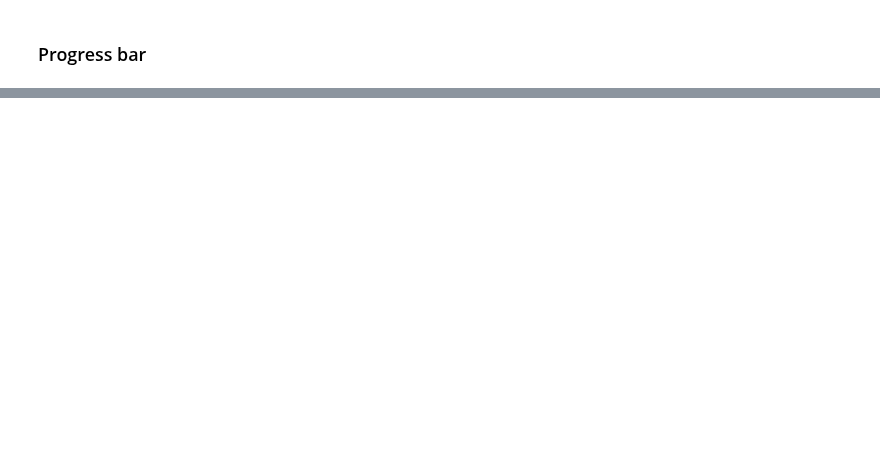
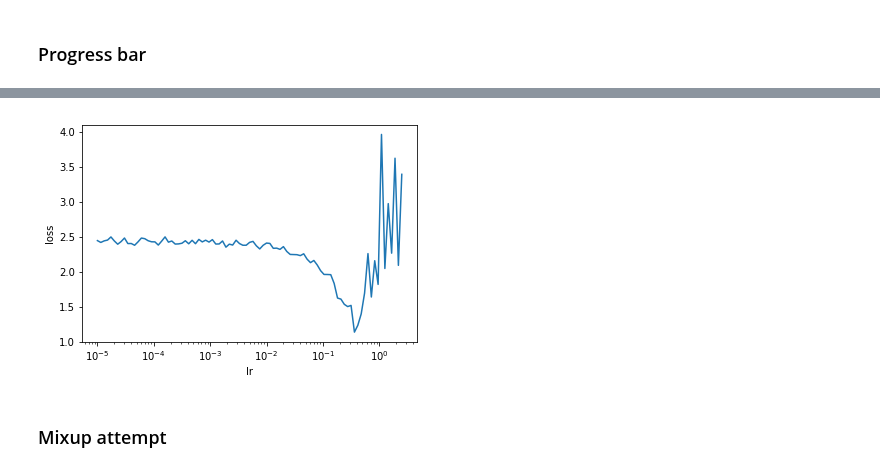
Before and after one commit to fastai/fastai_dev, a Jupyter notebook: dev_swift/05_anneal.ipynb, the cells around one changed output, grey strips where cells are left out. Cells and saved outputs as stored; diff of their text form; code cells hidden in the pictures; blank space fills up the shorter version.

```diff
--- a/dev_swift/05_anneal.ipynb
+++ b/dev_swift/05_anneal.ipynb
@@ -260,0 +421,6 @@ learner.delegates = [Learner.TrainEvalDelegate(), Learner.ShowProgress(),
+# %%
+recorder.plotLRFinder()
+# %% [output]
+[figure, added]
+# %% [markdown]
+### Mixup attempt
```
Also changed, not shown: parts of 59 cells of this notebook, 42 other files.
